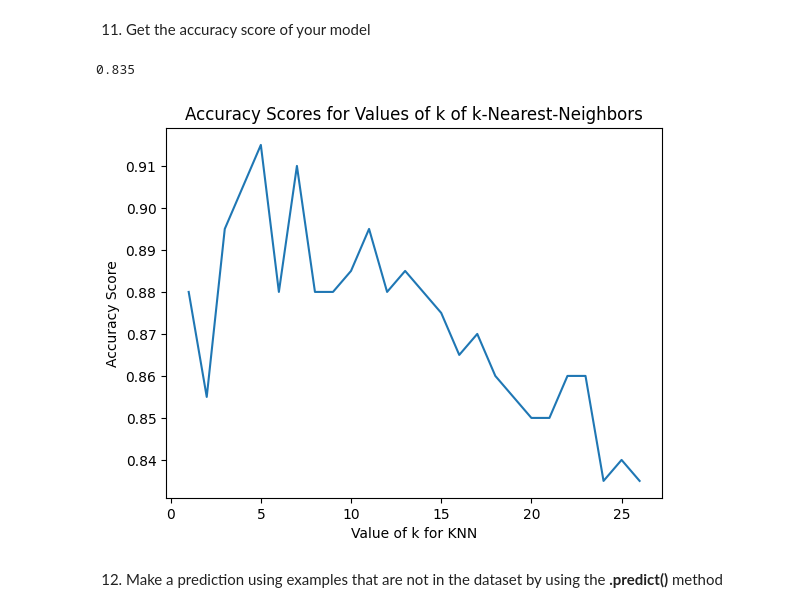
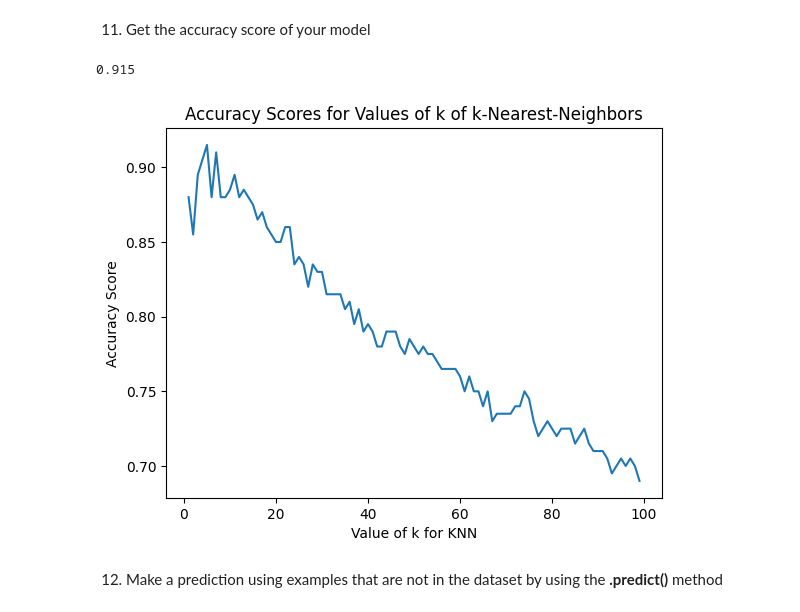
Before and after one commit to CharlemagneArispe/CCINSYSL_ASSIGNMENT_COM-DF211, a Jupyter notebook: Arispe_exercise_2.ipynb, the cells around one changed output. Saved outputs shown, nothing was run; the diff lists cells and outputs as text; code cells hidden in the pictures.

```diff
--- a/Arispe_exercise_2.ipynb
+++ b/Arispe_exercise_2.ipynb
@@ -157,6 +157,6 @@ print(y_test.shape)
 # %%
 # Put your answer here
 
-knn = KNeighborsClassifier(n_neighbors=26)
+knn = KNeighborsClassifier(n_neighbors=5)
 knn.fit(X_train,y_train)
 # %% [output]
@@ -174,27 +174,27 @@ y_pred = knn.predict(X_test)
 
 metrics.accuracy_score(y_test, y_pred)
 # %% [output]
-0.835
+0.915
 # %%
-k_range = list(range(1,27))
+k_range = list(range(1,100))
 scores = []
 for k in k_range:
     knn = KNeighborsClassifier(n_neighbors=k)
 
     # Train the model
     knn.fit(X_train, y_train)
 
     # Test the model
     y_pred = knn.predict(X_test)
     scores.append(metrics.accuracy_score(y_test, y_pred))
 
 plt.plot(k_range, scores)
 plt.xlabel('Value of k for KNN')
 plt.ylabel('Accuracy Score')
 plt.title('Accuracy Scores for Values of k of k-Nearest-Neighbors')
 plt.show()
 # %% [output]
-[figure, old version]
+[figure, new version]
 # %% [markdown]
 12. Make a prediction using examples that are not in the dataset by using the **.predict()** method
 # %%
```
Also changed, not shown: parts of 1 cell of this notebook.
